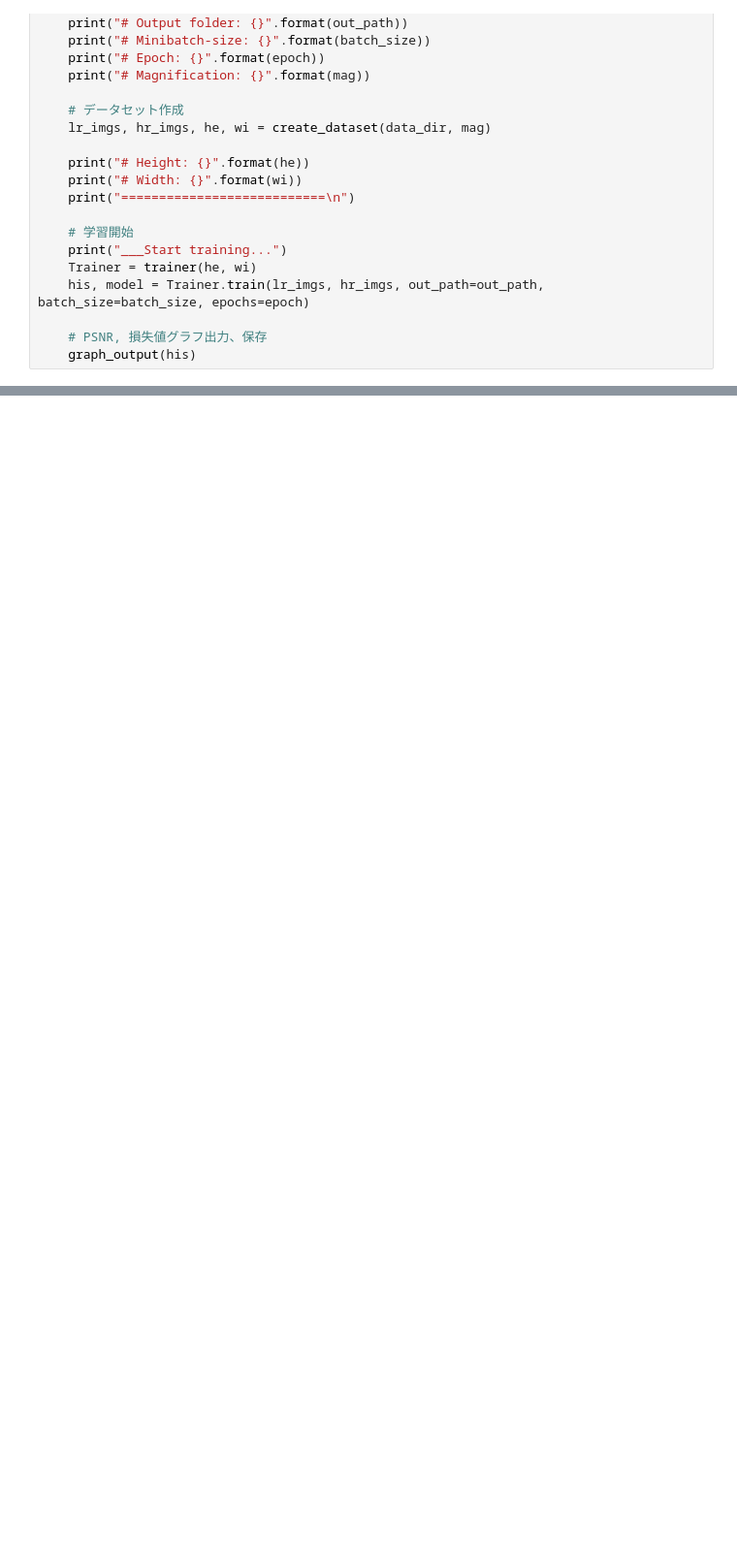
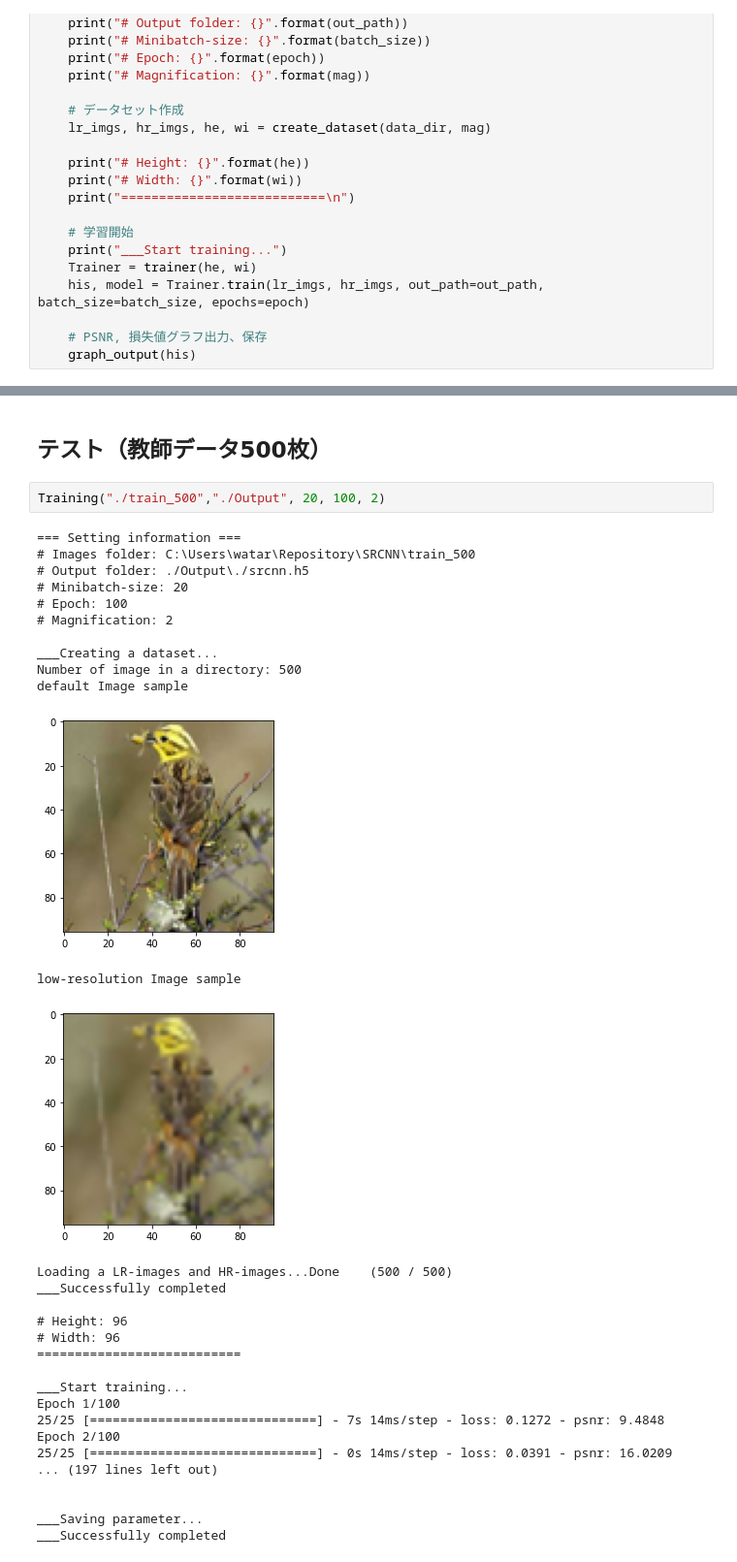
Before and after one commit to miyamankyushu/SRCNN, a Jupyter notebook: SRCNN.ipynb, the cells around one changed output, grey strips where cells are left out. Shown at 97% size. Saved outputs shown, nothing was run; the diff lists cells and outputs as text; blank space fills up the shorter version.

```diff
--- a/SRCNN.ipynb
+++ b/SRCNN.ipynb
@@ -252,0 +340,35 @@ def Training(data_dir, out, batch_size, epoch, mag):
+# %% [markdown]
+## テスト（教師データ500枚）
+# %%
+Training("./train_500","./Output", 20, 100, 2)
+# %% [output]
+=== Setting information ===
+# Images folder: C:\Users\watar\Repository\SRCNN\train_500
+# Output folder: ./Output\./srcnn.h5
+# Minibatch-size: 20
+# Epoch: 100
+# Magnification: 2
+
+___Creating a dataset...
+Number of image in a directory: 500
+default Image sample
+[figure, added]
+low-resolution Image sample
+[figure, added]
+Loading a LR-images and HR-images...Done    (500 / 500)
+___Successfully completed
+
+# Height: 96
+# Width: 96
+===========================
+
+___Start training...
+Epoch 1/100
+25/25 [==============================] - 7s 14ms/step - loss: 0.1272 - psnr: 9.4848
+Epoch 2/100
+25/25 [==============================] - 0s 14ms/step - loss: 0.0391 - psnr: 16.0209
+... (197 lines left out)
+
+
+___Saving parameter...
+___Successfully completed
```
Also changed, not shown: parts of 8 cells of this notebook, 5 other files.
